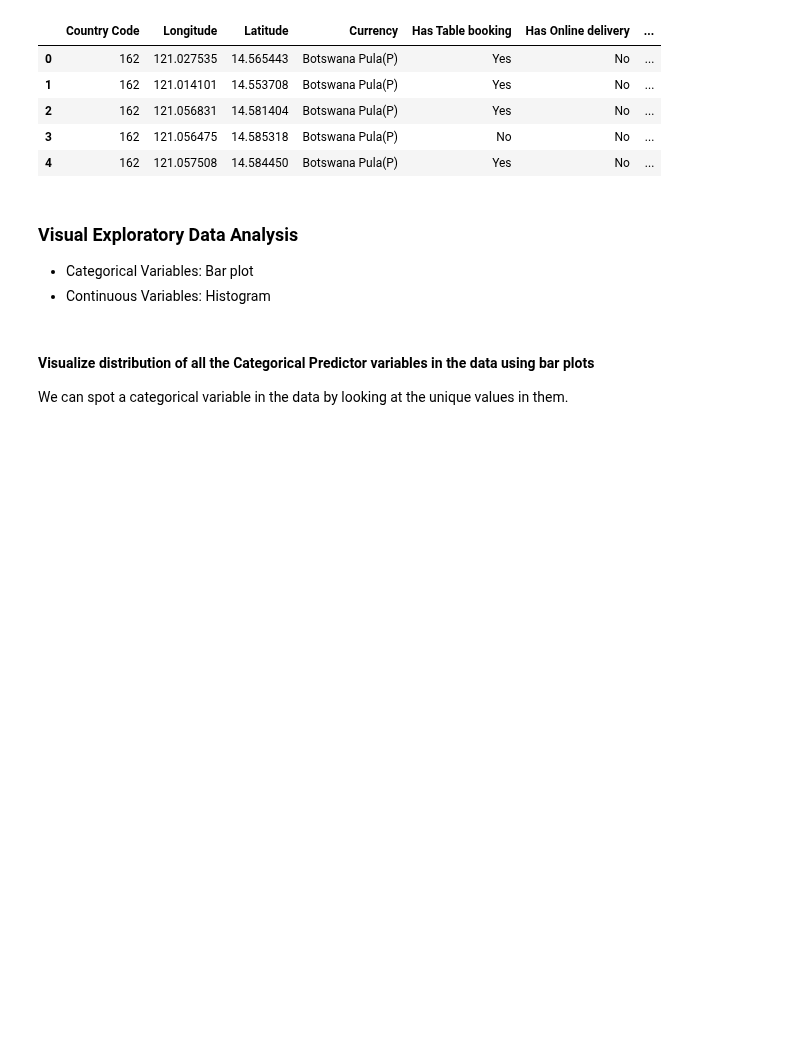
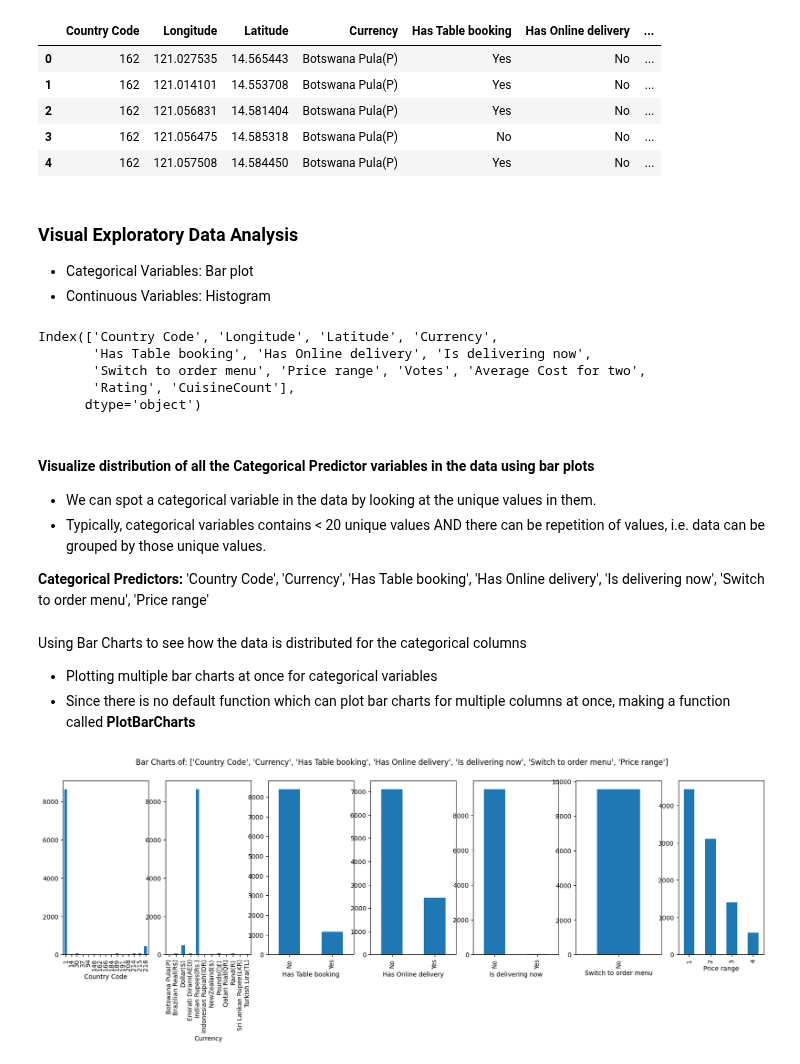
Before and after one commit to anish3565/Case_Studies, a Jupyter notebook: Regression/1. ZomatoRestaurantRating.ipynb, the cells around one changed output. Saved outputs shown, nothing was run; the diff lists cells and outputs as text; code cells hidden in the pictures; blank space fills up the shorter version.

Commit message:
Basic Data Exploration in dataset

```diff
--- a/Regression/1. ZomatoRestaurantRating.ipynb
+++ b/Regression/1. ZomatoRestaurantRating.ipynb
@@ -309,7 +309,41 @@ ZomatoData.head()
 ### Visual Exploratory Data Analysis
 - Categorical Variables: Bar plot
 - Continuous Variables: Histogram
+# %%
+ZomatoData.columns
+# %% [output]
+Index(['Country Code', 'Longitude', 'Latitude', 'Currency',
+       'Has Table booking', 'Has Online delivery', 'Is delivering now',
+       'Switch to order menu', 'Price range', 'Votes', 'Average Cost for two',
+       'Rating', 'CuisineCount'],
+      dtype='object')
 # %% [markdown]
 #### Visualize distribution of all the Categorical Predictor variables in the data using bar plots
 
-We can spot a categorical variable in the data by looking at the unique values in them.
+- We can spot a categorical variable in the data by looking at the unique values in them.
+- Typically, categorical variables contains < 20 unique values AND there can be repetition of values, i.e. data can be grouped by those unique values.
+
+
+**Categorical Predictors:** 'Country Code', 'Currency', 'Has Table booking', 'Has Online delivery', 'Is delivering now', 'Switch to order menu', 'Price range'
+# %% [markdown]
+Using Bar Charts to see how the data is distributed for the categorical columns
+
+- Plotting multiple bar charts at once for categorical variables
+- Since there is no default function which can plot bar charts for multiple columns at once, making a function called **PlotBarCharts**
+# %%
+def PlotBarCharts(inpData, colsToPlot):
+    %matplotlib inline
+
+    import matplotlib.pyplot as plt
+
+    # Generating multiple subplots
+    fig, subPlot = plt.subplots(nrows=1, ncols=len(colsToPlot), figsize=(20,5))
+    plt.suptitle('Bar Charts of: ' + str(colsToPlot))
+
+    for colName, plotNumber in zip(colsToPlot, range(len(colsToPlot))):
+        inpData.groupby(colName).size().plot(kind='bar', ax=subPlot[plotNumber])
+# %%
+# Using the function
+PlotBarCharts(inpData=ZomatoData, colsToPlot=['Country Code', 'Currency', 'Has Table booking', 'Has Online delivery', 'Is delivering now', 'Switch to order menu', 'Price range'])
+# %% [output]
+[figure, added]
```
Also changed, not shown: parts of 25 cells of this notebook.
